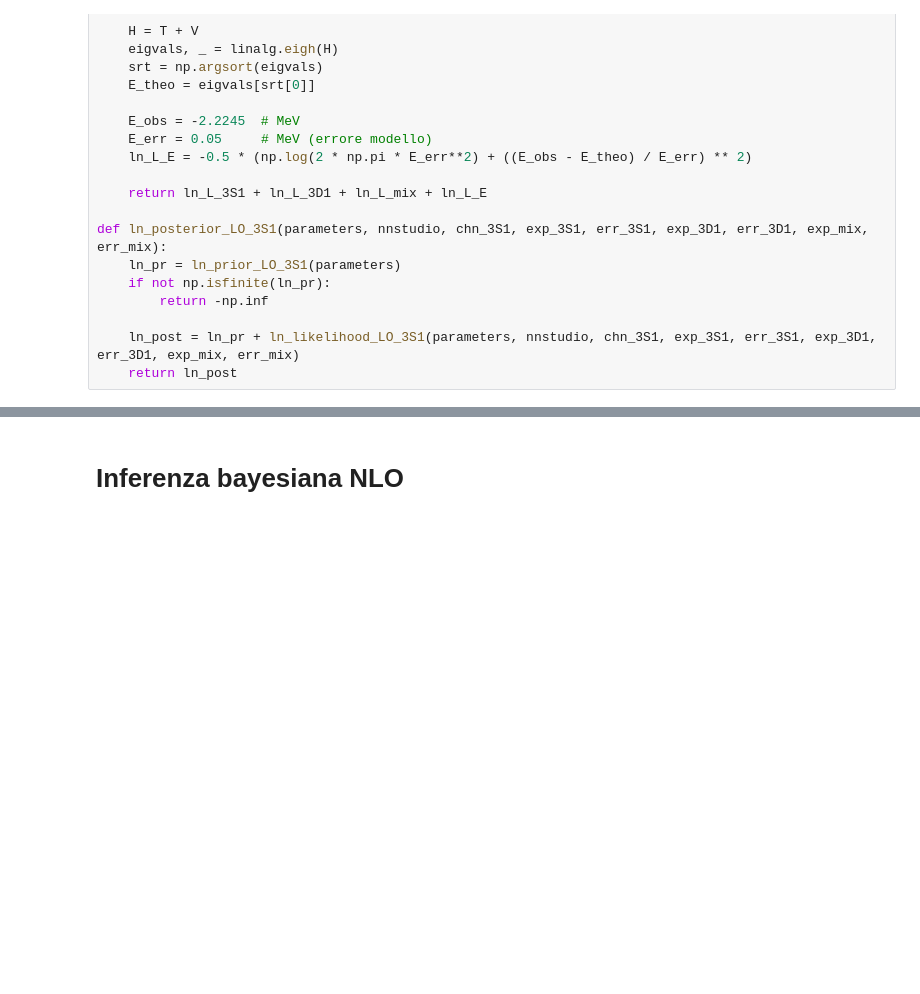
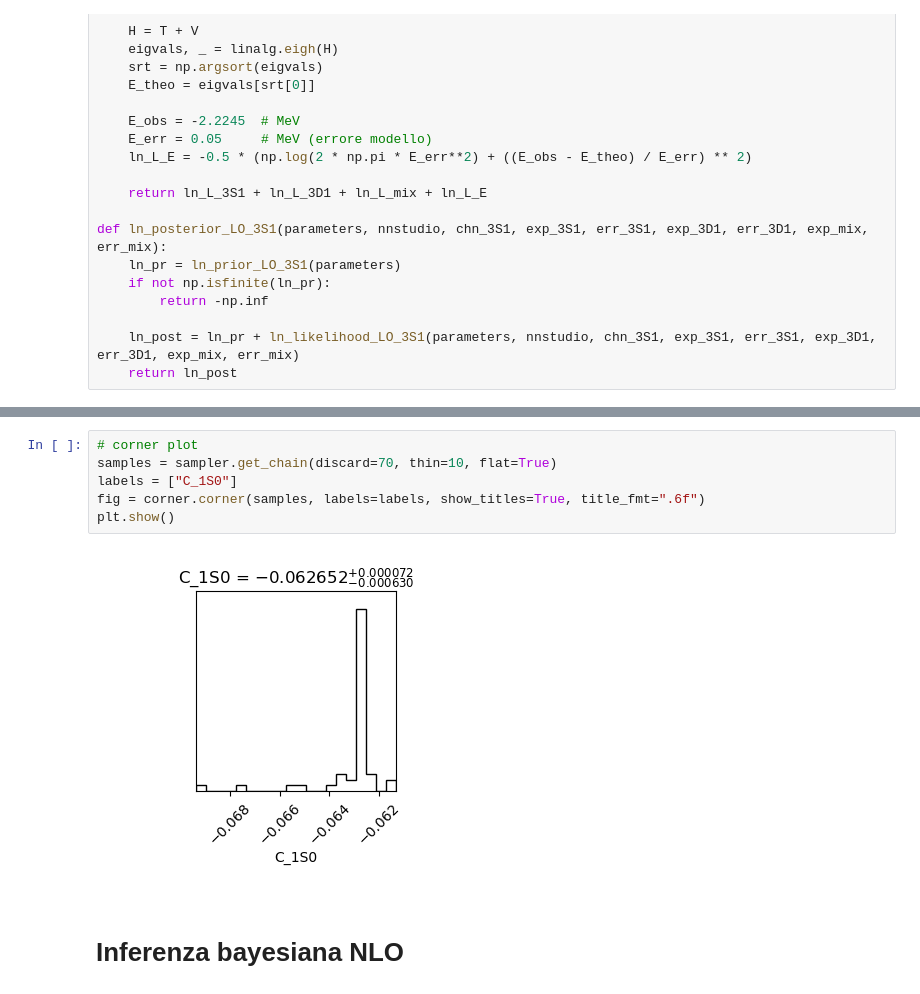
Before and after one commit to Lvetto/lmd_forza_nucleare, a Jupyter notebook: bayes_separato.ipynb, the cells around one changed output, grey strips where cells are left out. Drawn from its saved outputs; the diff is of its cells as text; blank space fills up the shorter version.

```diff
--- a/bayes_separato.ipynb
+++ b/bayes_separato.ipynb
@@ -221,3 +262,11 @@ NameError: name 'np' is not defined
+# %%
+# corner plot
+samples = sampler.get_chain(discard=70, thin=10, flat=True)
+labels = ["C_1S0"]
+fig = corner.corner(samples, labels=labels, show_titles=True, title_fmt=".6f")
+plt.show()
+# %% [output]
+[figure, added]
 # %% [markdown]
 # Inferenza bayesiana NLO
 # %% [markdown]
```
Also changed, not shown: parts of 8 cells of this notebook.
